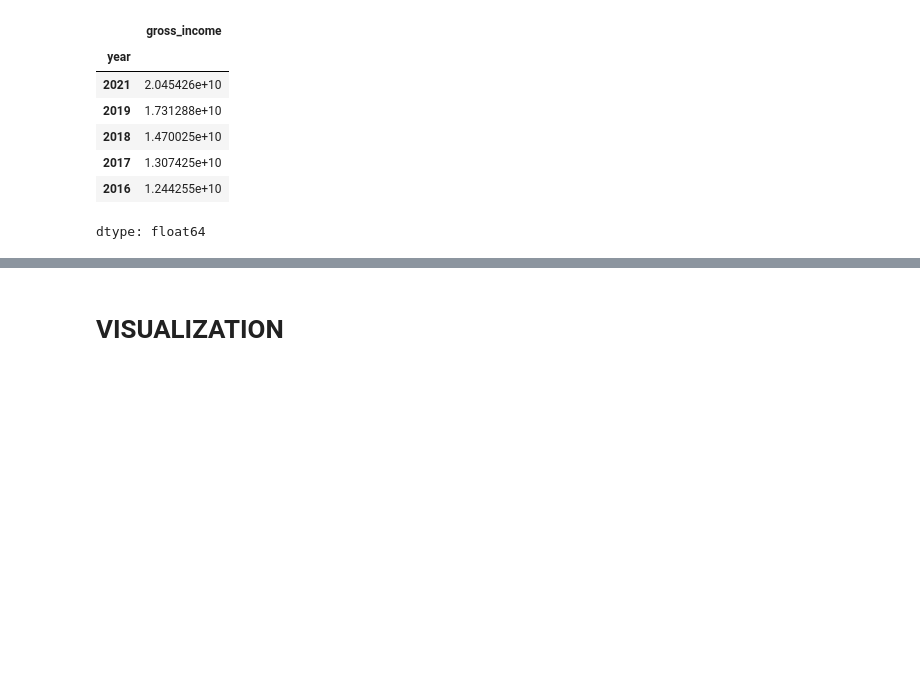
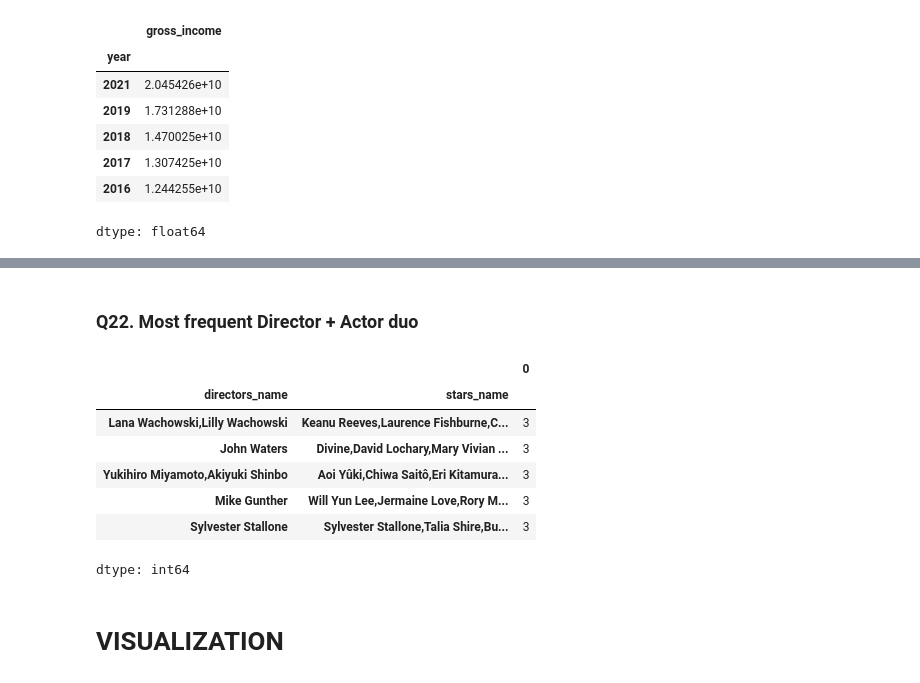
Before and after one commit to Shakti9798/IMDB-EDA-PYTHON, a Jupyter notebook: imdb_data_analysis.ipynb, the cells around one changed output, grey strips where cells are left out. Cells and saved outputs as stored; diff of their text form; code cells hidden in the pictures; blank space fills up the shorter version.

```diff
--- a/imdb_data_analysis.ipynb
+++ b/imdb_data_analysis.ipynb
@@ -524,3 +537,18 @@ dtype: float64
+# %% [markdown]
+### Q22. Most frequent Director + Actor duo
+# %%
+duo = df.groupby(["directors_name", "stars_name"]).size().sort_values(ascending = False)
+
+duo.head()
+# %% [output]
+|  |  | 0 |
+| directors_name | stars_name |  |
+| Lana Wachowski,Lilly Wachowski | Keanu Reeves,Laurence Fishburne,C... | 3 |
+| John Waters | Divine,David Lochary,Mary Vivian ... | 3 |
+| Yukihiro Miyamoto,Akiyuki Shinbo | Aoi Yûki,Chiwa Saitô,Eri Kitamura... | 3 |
+| Mike Gunther | Will Yun Lee,Jermaine Love,Rory M... | 3 |
+| Sylvester Stallone | Sylvester Stallone,Talia Shire,Bu... | 3 |
+dtype: int64
 # %% [markdown]
 # **VISUALIZATION**
 # %%
```
Also changed, not shown: parts of 4 cells of this notebook.
